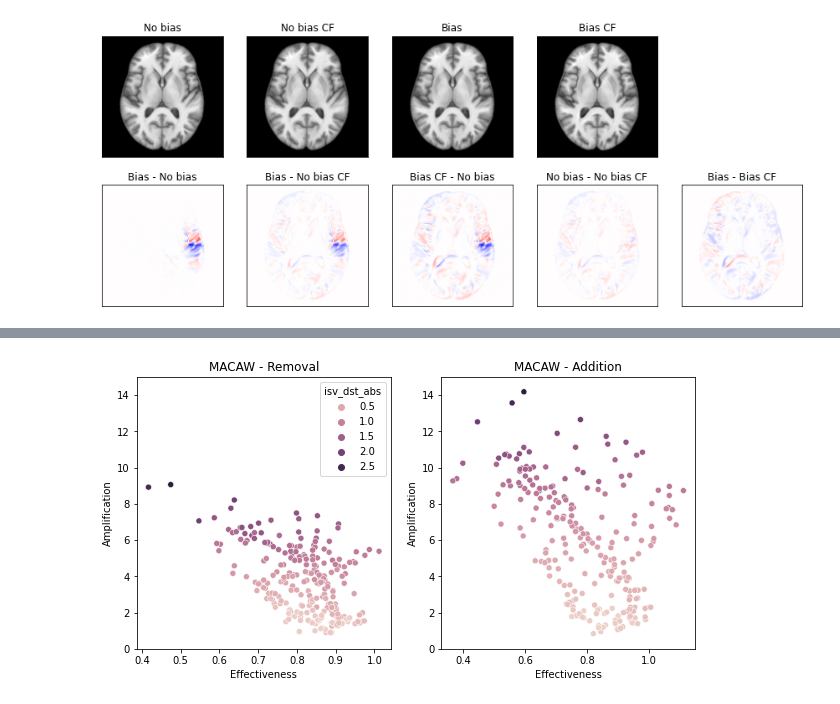
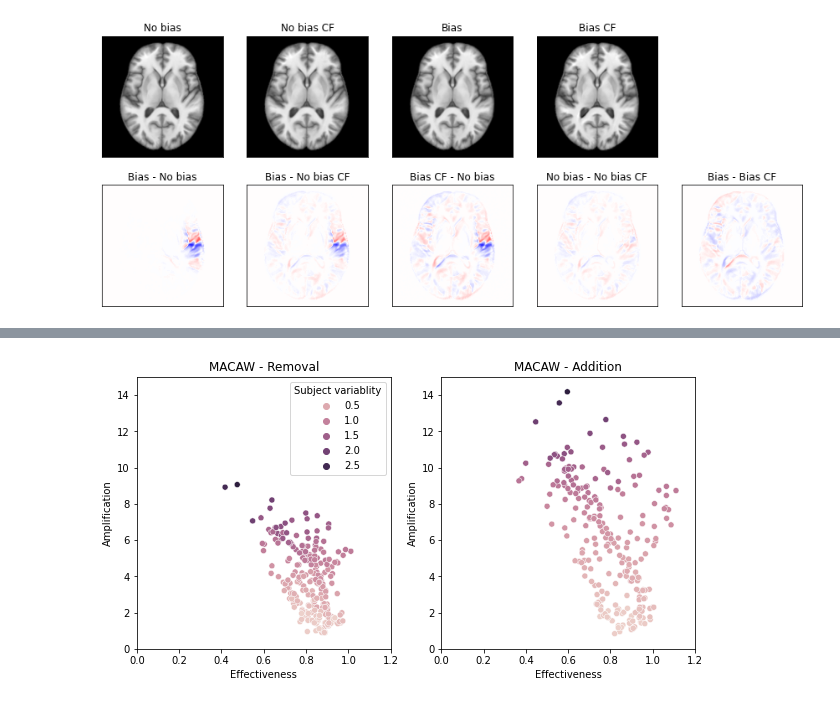
Before and after one commit to ucalgary-miplab/TEA, a Jupyter notebook: 5_TEA_MACAW_add.ipynb, the cells around one changed output, grey strips where cells are left out. Saved outputs shown, nothing was run; the diff lists cells and outputs as text; code cells hidden in the pictures.

```diff
--- a/5_TEA_MACAW_add.ipynb
+++ b/5_TEA_MACAW_add.ipynb
@@ -191,32 +192,36 @@ sns.scatterplot(
     x="MACAW_e_remove",
     y="MACAW_a_remove",
     hue="isv_dst_abs",
     data=df,
     ax=axs[0],
-)
+    legend="brief",
+).legend(title="Subject variablity", loc="upper right")
+
 axs[0].set(
     title="MACAW - Removal",
     xlabel="Effectiveness",
     ylabel="Amplification",
     ylim=(0, 15),
+    xlim=(0, 1.2),
 )
 
 sns.scatterplot(
     x="MACAW_e_add",
     y="MACAW_a_add",
     hue="isv_dst_abs",
     data=df,
     ax=axs[1],
     legend=False,
 )
 axs[1].set(
     title="MACAW - Addition",
     xlabel="Effectiveness",
     ylabel="Amplification",
     ylim=(0, 15),
+    xlim=(0, 1.2),
 )
 
 
 fig.savefig("results/macaw_isv.png")
 # %% [output]
-[figure, old version]
+[figure, new version]
```
Also changed, not shown: parts of 1 cell of this notebook, 3 other files.
